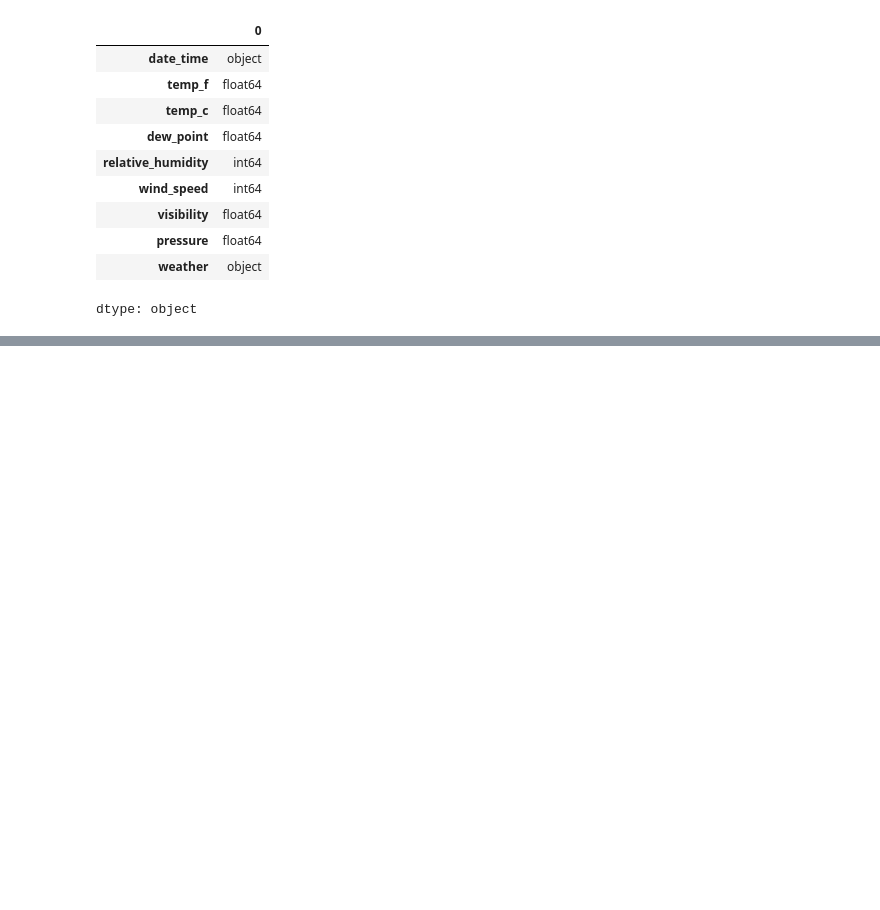
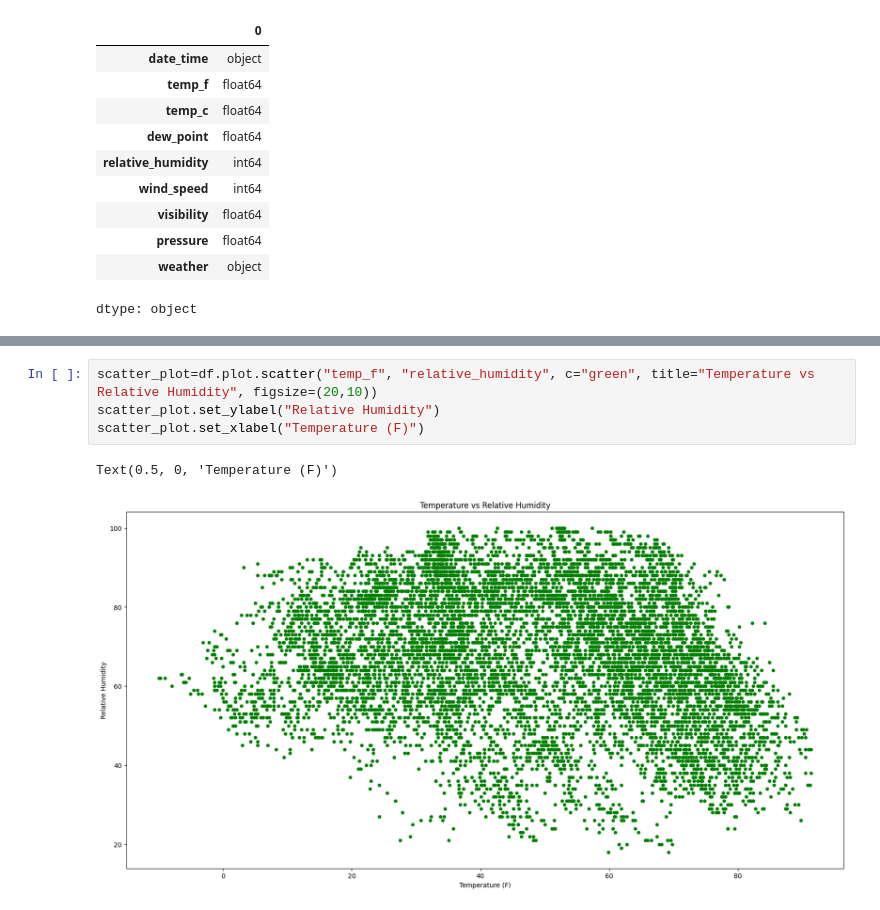
Before and after one commit to zaccowan/MLA_ZSC, a Jupyter notebook: MLA1_ZSC.ipynb, the cells around one changed output, grey strips where cells are left out. Cells and saved outputs as stored; diff of their text form; blank space fills up the shorter version.

```diff
--- a/MLA1_ZSC.ipynb
+++ b/MLA1_ZSC.ipynb
@@ -115,0 +125,7 @@ df
+# %%
+scatter_plot=df.plot.scatter("temp_f", "relative_humidity", c="green", title="Temperature vs Relative Humidity", figsize=(20,10))
+scatter_plot.set_ylabel("Relative Humidity")
+scatter_plot.set_xlabel("Temperature (F)")
+# %% [output]
+Text(0.5, 0, 'Temperature (F)')
+[figure, added]
```
Also changed, not shown: parts of 7 cells of this notebook.
